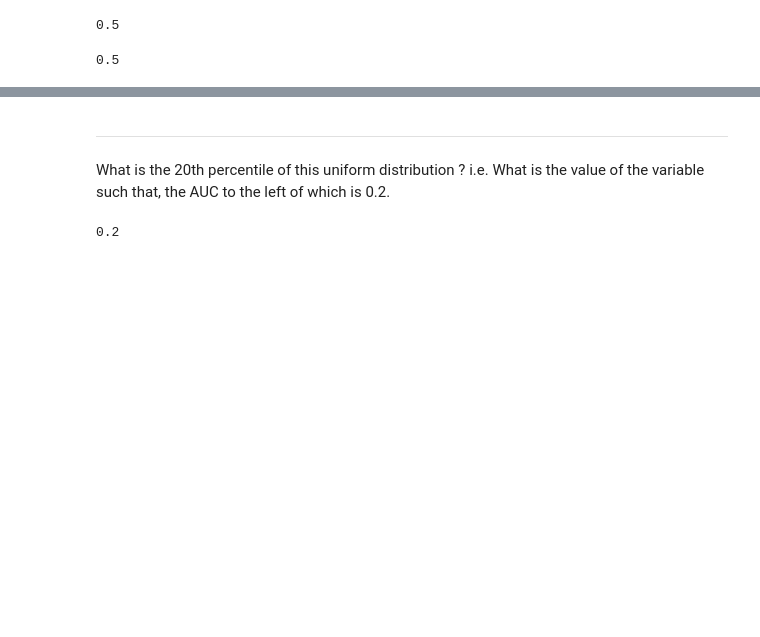
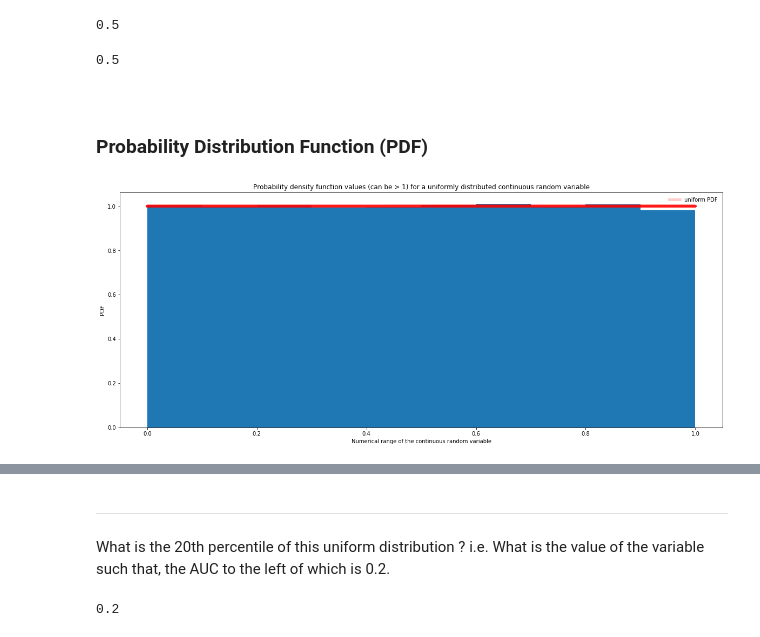
Before and after one commit to shwetapurushe/data-science-world, a Jupyter notebook: DS_Utils/Uniform_Distribution.ipynb, the cells around one changed output, grey strips where cells are left out. Cells and saved outputs as stored; diff of their text form; code cells hidden in the pictures; blank space fills up the shorter version.

```diff
--- a/DS_Utils/Uniform_Distribution.ipynb
+++ b/DS_Utils/Uniform_Distribution.ipynb
@@ -40,3 +41,22 @@ U_rv.mean()
 U_rv.median()
 # %% [output]
 0.5
+# %% [markdown]
+<br/>
+
+### Probability Distribution Function (PDF)
+# %%
+plt.figure(figsize=(20,8))
+
+#fig, ax = plt.subplots(1, 1)
+plt.hist(x, density=True)
+plt.plot(x, uniform.pdf(x),'red', lw=5, alpha=0.2, label='uniform PDF')
+
+plt.xlabel('Numerical range of the continuous random variable')
+plt.ylabel('PDF')
+
+plt.title('Probability density function values (can be > 1) for a uniformly distributed continuous random variable')
+plt.legend(loc='upper right', frameon=False)
+plt.show()
+# %% [output]
+[figure, added]
```
Also changed, not shown: parts of 13 cells of this notebook, 1 other file.
